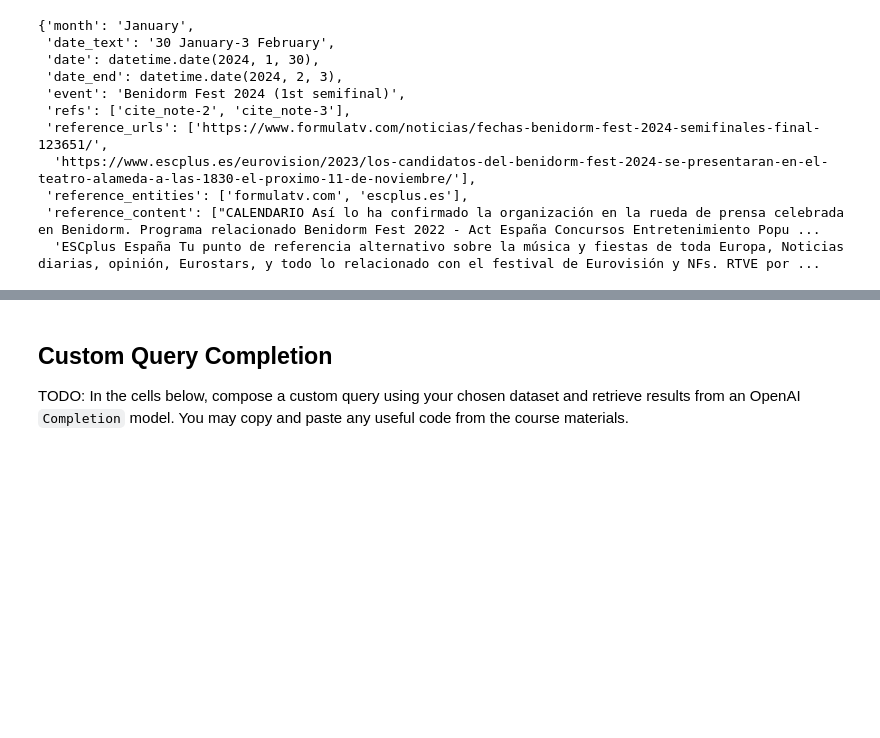
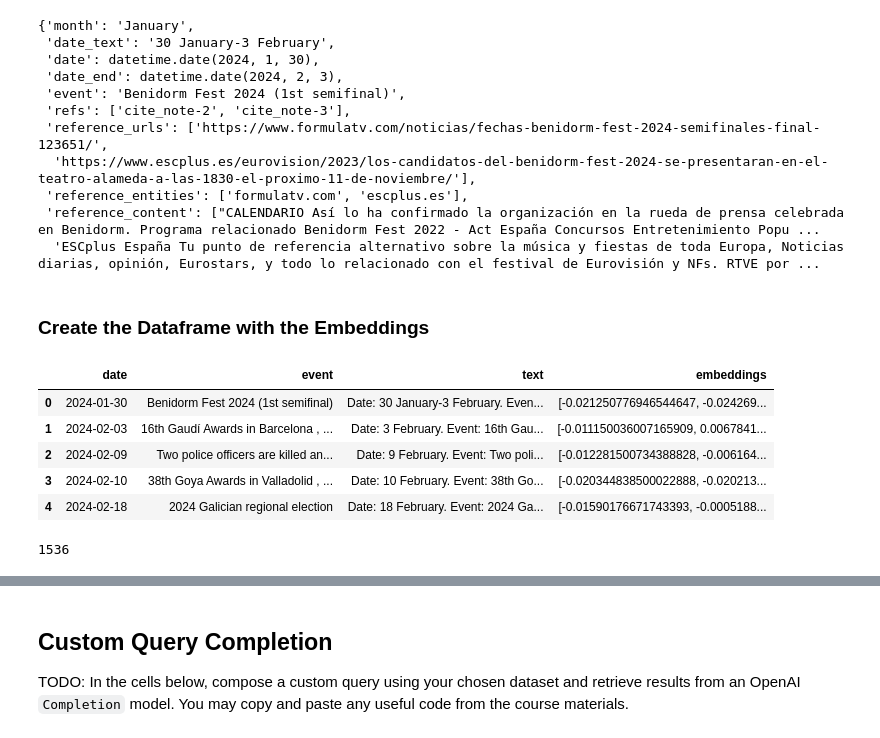
Before and after one commit to mxagar/rag-app-examples, a Jupyter notebook: qa-rag/qa_rag.ipynb, the cells around one changed output, grey strips where cells are left out. Saved outputs shown, nothing was run; the diff lists cells and outputs as text; code cells hidden in the pictures; blank space fills up the shorter version.

```diff
--- a/qa-rag/qa_rag.ipynb
+++ b/qa-rag/qa_rag.ipynb
@@ -5,3 +14,7 @@ TODO: In this cell, write an explanation of which dataset you have chosen and wh
+# %%
+openai_client = openai.OpenAI(
+  api_key=os.environ['OPENAI_API_KEY'],
+)
 # %% [markdown]
 ## Data Wrangling
 
@@ -138,7 +153,11 @@ import requests
 from bs4 import BeautifulSoup
 from tqdm import tqdm
 
-def get_event_reference_contents(events: list[dict], max_chars: int = 1000, timeout: int = 10):
+def get_event_reference_contents(
+    events: list[dict],
+    max_chars: int = 1000,
+    timeout: int = 10,
+) -> list[dict]:
     """
     Fetches reference content for each event and adds it as a new field.
 
@@ -242,3 +263,5 @@ events_loaded[0]
  'reference_entities': ['formulatv.com', 'escplus.es'],
  'reference_content': ["CALENDARIO Así lo ha confirmado la organización en la rueda de prensa celebrada en Benidorm. Programa relacionado Benidorm Fest 2022 - Act España Concursos Entretenimiento Popu ...
   'ESCplus España Tu punto de referencia alternativo sobre la música y fiestas de toda Europa, Noticias diarias, opinión, Eurostars, y todo lo relacionado con el festival de Eurovisión y NFs. RTVE por ...
+# %% [markdown]
+### Create the Dataframe with the Embeddings
@@ -244,0 +372,17 @@ events_loaded[0]
+# %%
+# Create the dataframe with embeddings
+df = create_dataframe_from_events(events_extended, openai_client)
+# %%
+df.head()
+# %% [output]
+|  | date | event | text | embeddings |
+| 0 | 2024-01-30 | Benidorm Fest 2024 (1st semifinal) | Date: 30 January-3 February. Even... | [-0.021250776946544647, -0.024269... |
+| 1 | 2024-02-03 | 16th Gaudí Awards in Barcelona , ... | Date: 3 February. Event: 16th Gau... | [-0.011150036007165909, 0.0067841... |
+| 2 | 2024-02-09 | Two police officers are killed an... | Date: 9 February. Event: Two poli... | [-0.012281500734388828, -0.006164... |
+| 3 | 2024-02-10 | 38th Goya Awards in Valladolid , ... | Date: 10 February. Event: 38th Go... | [-0.020344838500022888, -0.020213... |
+| 4 | 2024-02-18 | 2024 Galician regional election | Date: 18 February. Event: 2024 Ga... | [-0.01590176671743393, -0.0005188... |
+# %%
+# Dimensionality of the embeddings: 1536
+print(len(df.loc[0, "embeddings"]))
+# %% [output]
+1536
```
Also changed, not shown: parts of 12 cells of this notebook.
